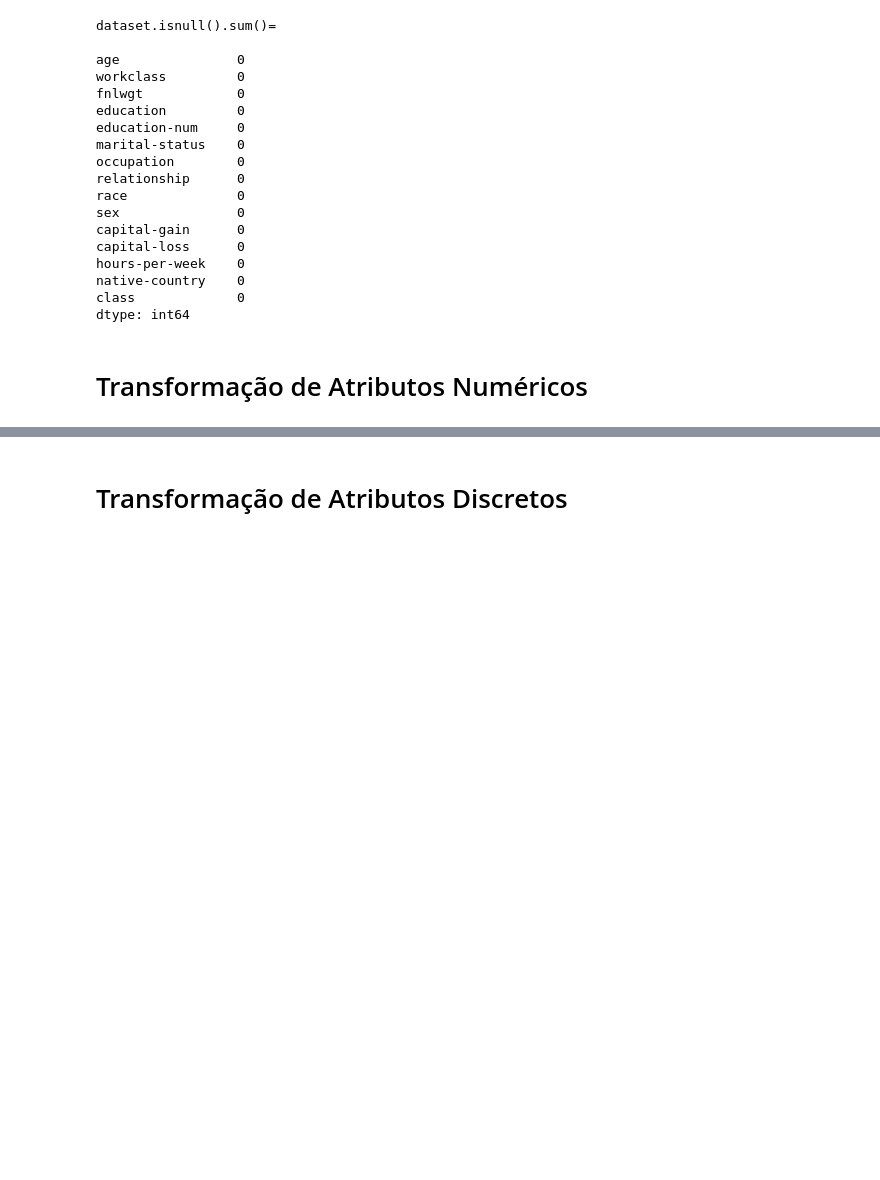
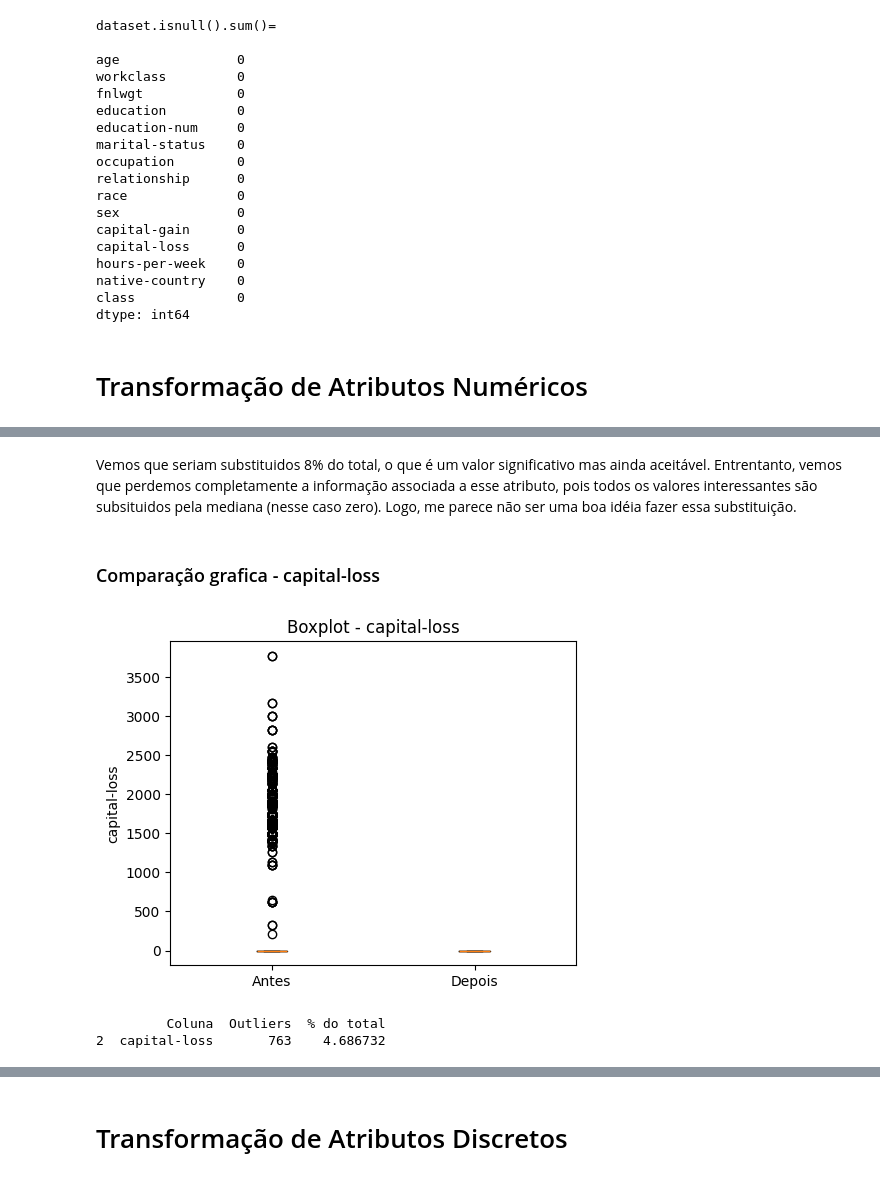
Before and after one commit to gilcesarf/imd3002-202502, a Jupyter notebook: Aula05/Exercicios_Aula05.ipynb, the cells around one changed output, grey strips where cells are left out. Saved outputs shown, nothing was run; the diff lists cells and outputs as text; code cells hidden in the pictures; blank space fills up the shorter version.

```diff
--- a/Aula05/Exercicios_Aula05.ipynb
+++ b/Aula05/Exercicios_Aula05.ipynb
@@ -178,0 +266,21 @@ dataset.head(50)
+# %% [markdown]
+Vemos que seriam substituidos 8% do total, o que é um valor significativo mas ainda aceitável. Entrentanto, vemos que perdemos completamente a informação associada a esse atributo, pois todos os valores interessantes são subsituidos pela mediana (nesse caso zero). Logo, me parece não ser uma boa idéia fazer essa substituição.
+# %% [markdown]
+### Comparação grafica - capital-loss
+# %%
+col = 'capital-loss'
+fig, ax = plt.subplots(figsize=(5, 4))
+ax.boxplot(
+    [dataset[col], dataset_outliers[col]],
+    tick_labels=["Antes", "Depois"]
+)
+ax.set_title(f"Boxplot - {col}")
+ax.set_ylabel(col)
+plt.tight_layout()
+plt.show()
+# mostra quantidade de outliers
+print(outliers_df[outliers_df["Coluna"] == col])
+# %% [output]
+[figure, added]
+         Coluna  Outliers  % do total
+2  capital-loss       763    4.686732
```
Also changed, not shown: parts of 33 cells of this notebook.
